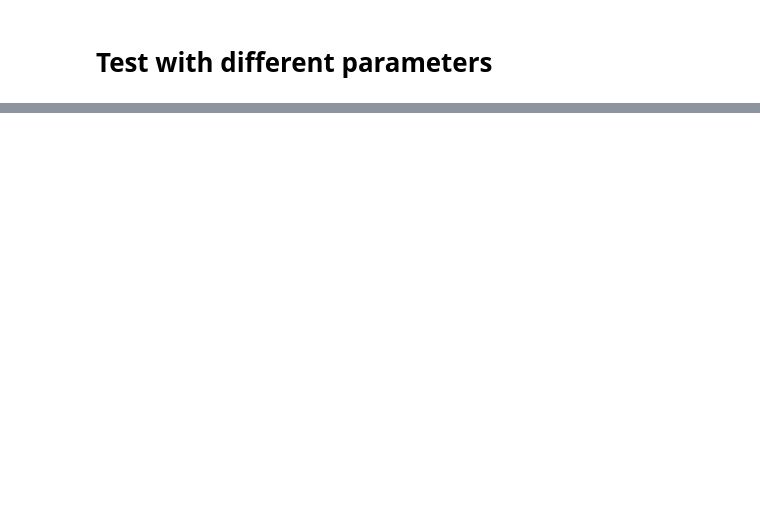
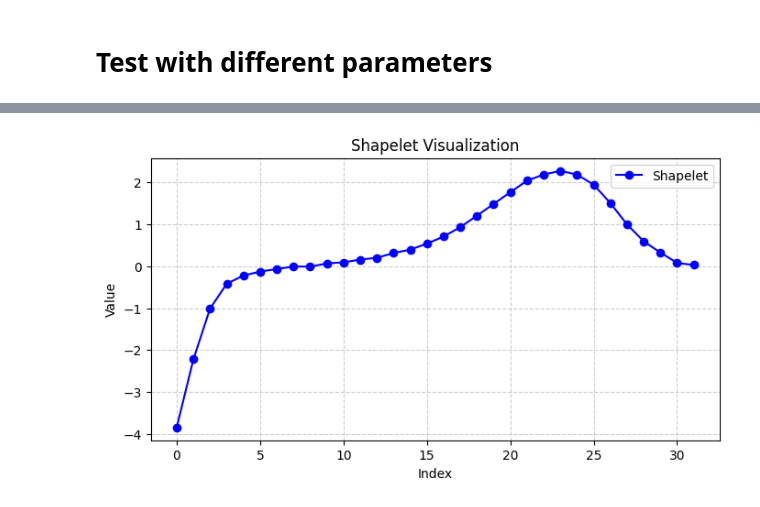
Before and after one commit to CorentinPernot/FASTShapelets_TS, a Jupyter notebook: notebooks/notebook_1.ipynb, the cells around one changed output, grey strips where cells are left out. Cells and saved outputs as stored; diff of their text form; code cells hidden in the pictures; blank space fills up the shorter version.

```diff
--- a/notebooks/notebook_1.ipynb
+++ b/notebooks/notebook_1.ipynb
@@ -272,0 +265,8 @@ for size, score in results.items():
+# %%
+min_length = 32
+max_length = 33
+final_shapelets, max_gain_shapelets, min_gap_shapelets = main_shapelets_bf(X_train_scaled, y_train, min_length=min_length, max_length=max_length, metric='eucl')
+# %%
+plot_shapelet(shapelets_dict[min_length])
+# %% [output]
+[figure, added]
```
Also changed, not shown: parts of 11 cells of this notebook, 1 other file.
